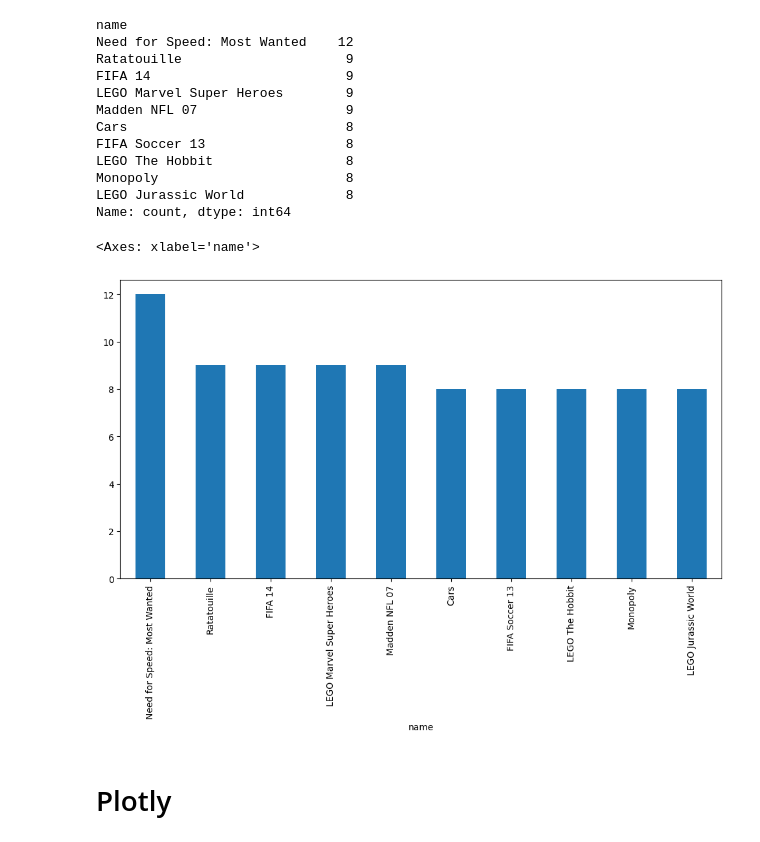
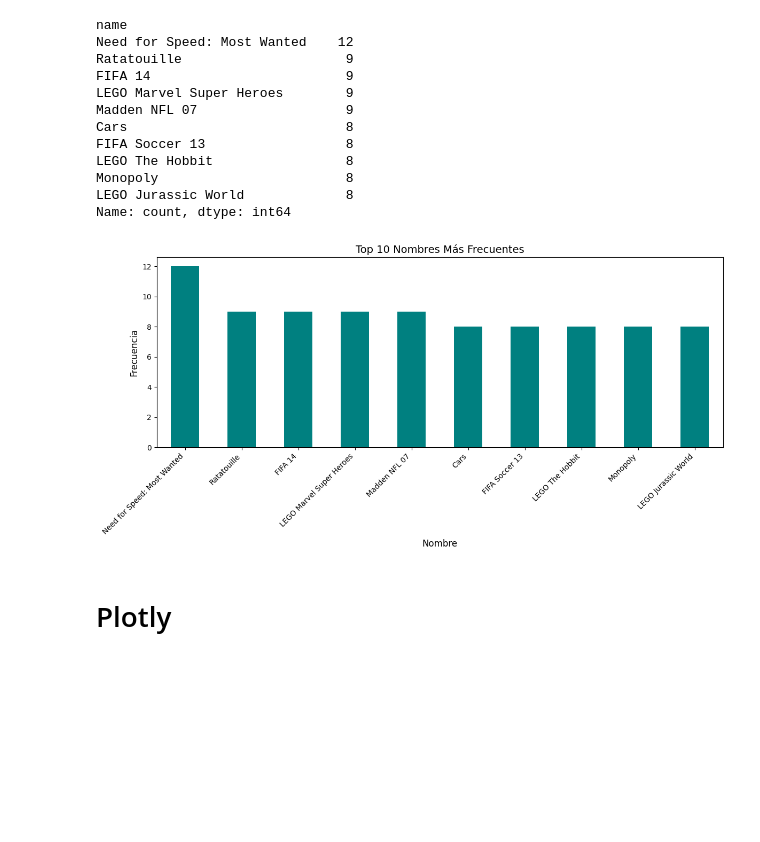
Before and after one commit to fabjamaicrack33/Data_science_Bootcamp, a Jupyter notebook: Actividades Bootcamp DS/actividad2.ipynb, the cells around one changed output. Cells and saved outputs as stored; diff of their text form; code cells hidden in the pictures; blank space fills up the shorter version.

```diff
--- a/Actividades Bootcamp DS/actividad2.ipynb
+++ b/Actividades Bootcamp DS/actividad2.ipynb
@@ -134,11 +178,19 @@ LEGO The Hobbit                 8
 Monopoly                        8
 LEGO Jurassic World             8
 Name: count, dtype: int64
-# %%
-data['name'].value_counts()[0:10].plot(kind='bar',figsize=(12,6))
-# %% [output]
-<Axes: xlabel='name'>
-[figure, removed]
+# %%
+plt.figure(figsize=(12, 6))
+data['name'].value_counts()[0:10].plot(kind='bar', color='teal')
+
+plt.xlabel('Nombre', fontsize=12)
+plt.ylabel('Frecuencia', fontsize=12)
+plt.title('Top 10 Nombres Más Frecuentes', fontsize=14)
+
+plt.xticks(rotation=45, ha='right')
+plt.tight_layout()
+plt.show()
+# %% [output]
+[figure, added]
 # %% [markdown]
 # Plotly
 # %%
```
Also changed, not shown: parts of 10 cells of this notebook.
